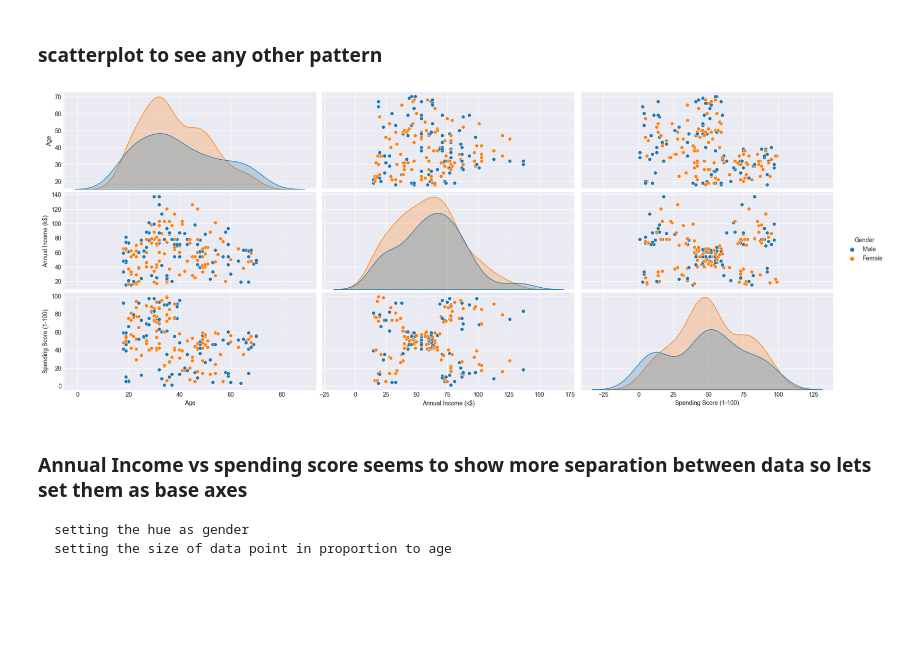
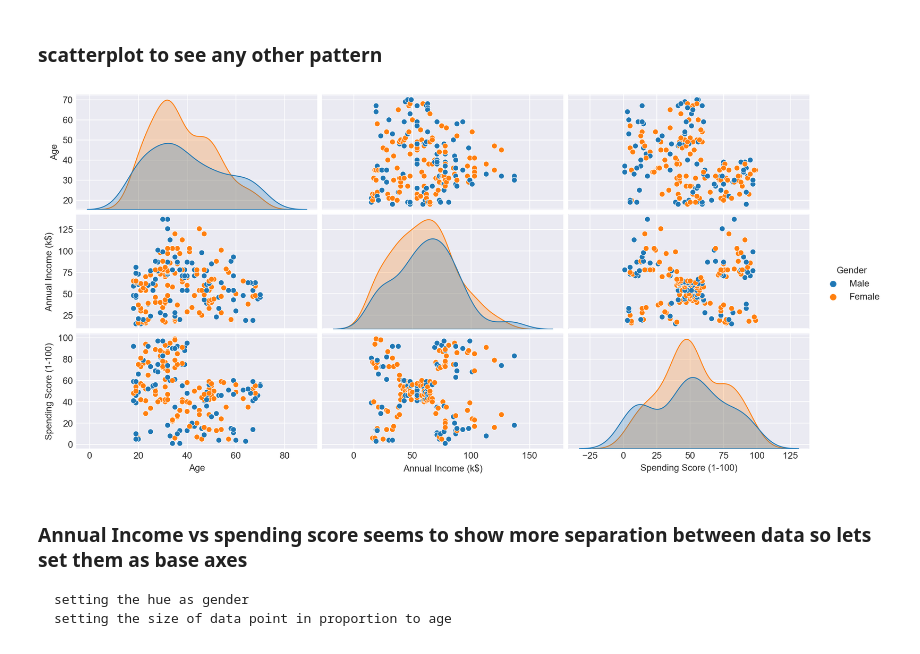
Before and after one commit to afzalmp40/ML-Basic, a Jupyter notebook: UnSupervised/customer aggregation/customer aggregation whole data unsupervised by afzal.ipynb, the cells around one changed output. Cells and saved outputs as stored; diff of their text form; code cells hidden in the pictures; blank space fills up the shorter version.

Commit message:
improved visuals

```diff
--- a/UnSupervised/customer aggregation/customer aggregation whole data unsupervised by afzal.ipynb
+++ b/UnSupervised/customer aggregation/customer aggregation whole data unsupervised by afzal.ipynb
@@ -201,14 +201,14 @@ correlation(df, figsize=(20,7), dpi=120)
 # %%
 plot=sns.pairplot(
     data=df.drop('Gender_enc', axis=1),
     hue='Gender',
-    height=2.5, aspect=2.5
+    height=2, aspect=2
 )
 
-plot.fig.set_dpi(100)
+plot.fig.set_dpi(200)
 plt.show()
 # %% [output]
-[figure, old version]
+[figure, new version]
 # %% [markdown]
 ### **Annual Income vs spending score seems to show more separation between data so lets set them as base axes**
     setting the hue as gender
```
Also changed, not shown: parts of 7 cells of this notebook, 1 other file.
